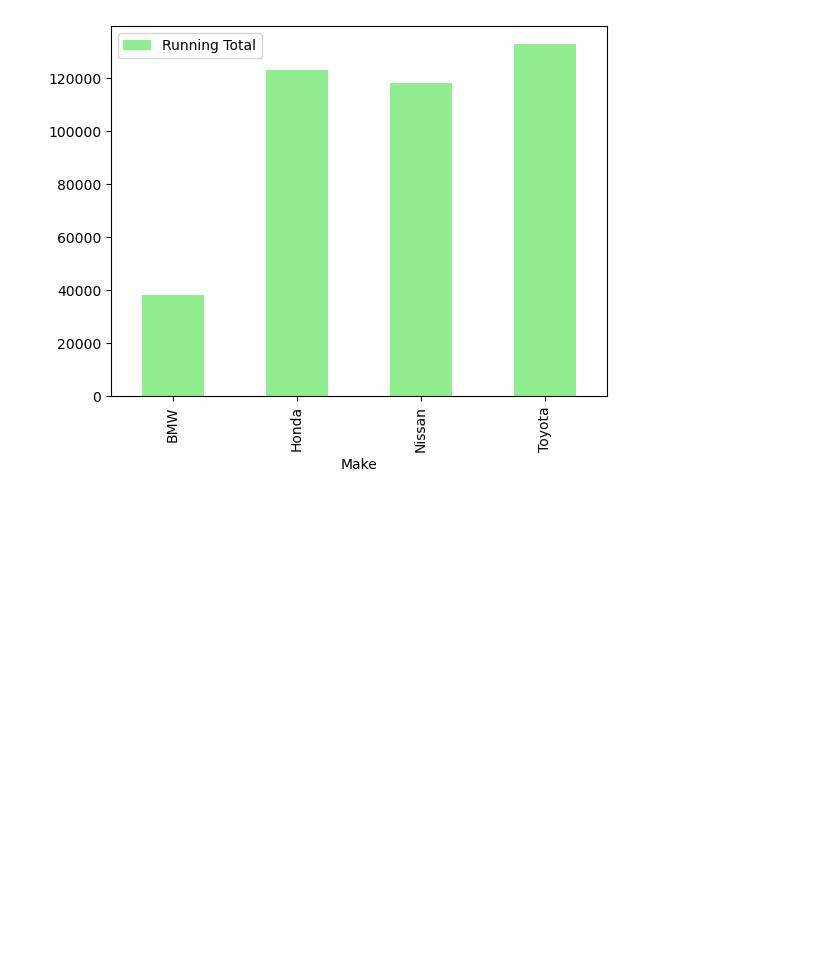
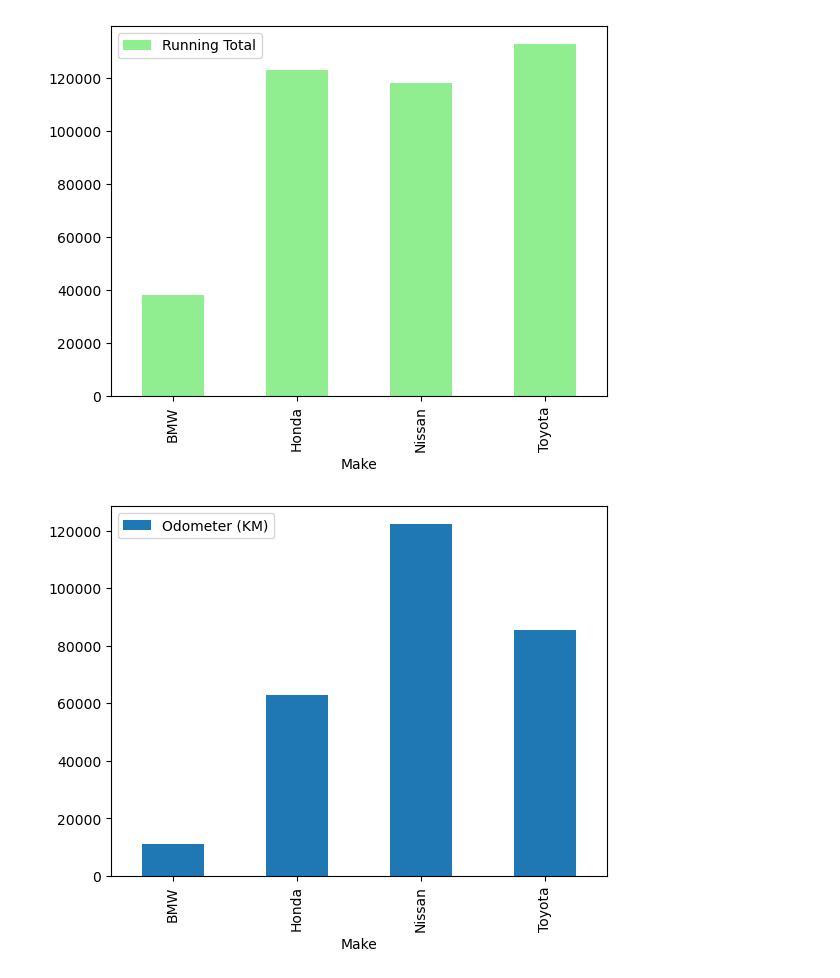
Before and after one commit to manojbhargavan/python-practice, a Jupyter notebook: AI_ML/Matplotlib/pdplots.ipynb, the cells around one changed output. Drawn from its saved outputs; the diff is of its cells as text; code cells hidden in the pictures; blank space fills up the shorter version.

```diff
--- a/AI_ML/Matplotlib/pdplots.ipynb
+++ b/AI_ML/Matplotlib/pdplots.ipynb
@@ -75,3 +75,10 @@ car_sales_summary.plot(x="Make",y="Running Total",kind="bar", color='lightgreen'
 plt.show()
 # %% [output]
 [figure]
+# %%
+car_sales_summary_avg = car_sales.groupby("Make").mean(numeric_only=True)
+car_sales_summary_avg.reset_index(inplace=True)
+car_sales_summary_avg.plot(x="Make",y="Odometer (KM)",kind="bar")
+plt.show()
+# %% [output]
+[figure, added]
```
Also changed, not shown: 2 other files.
